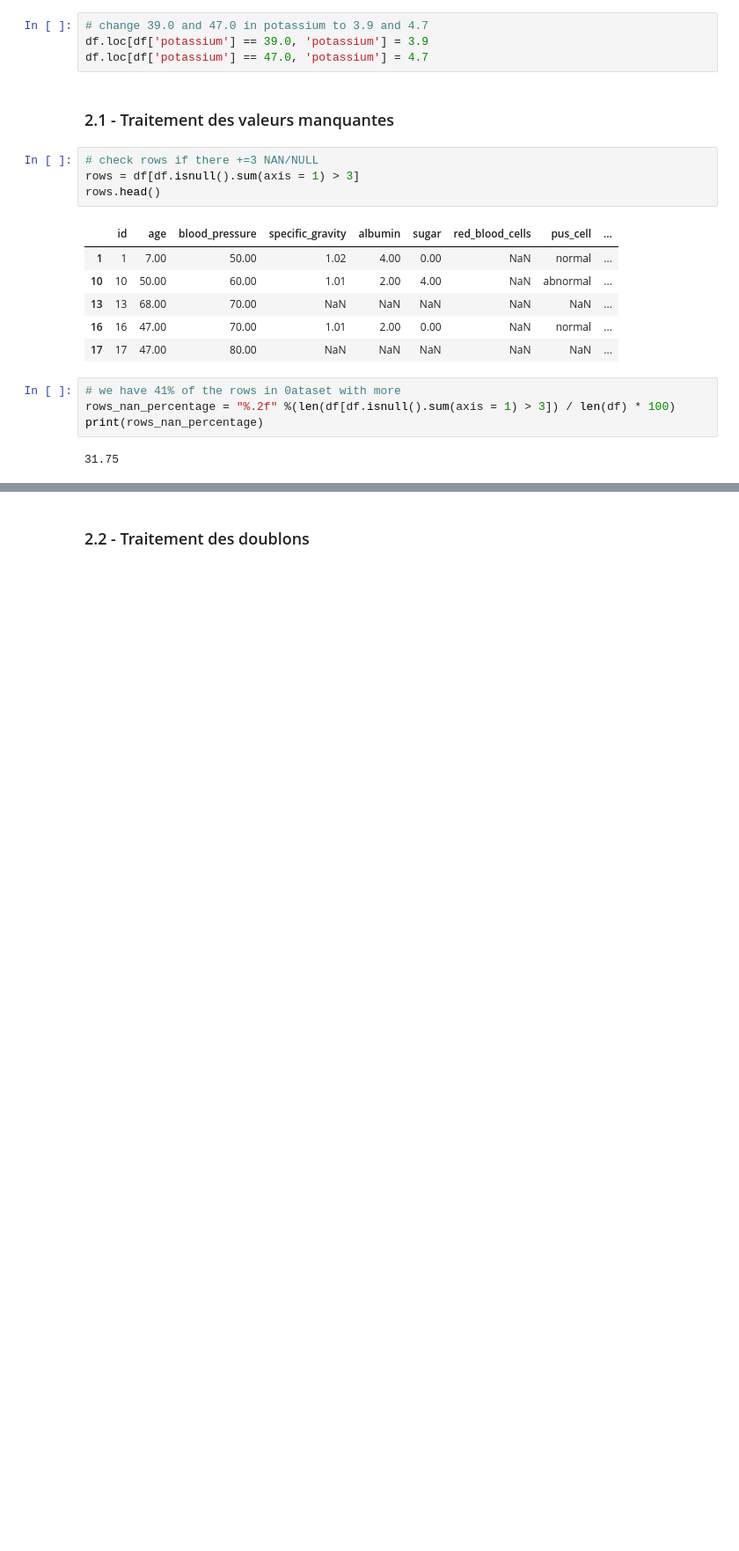
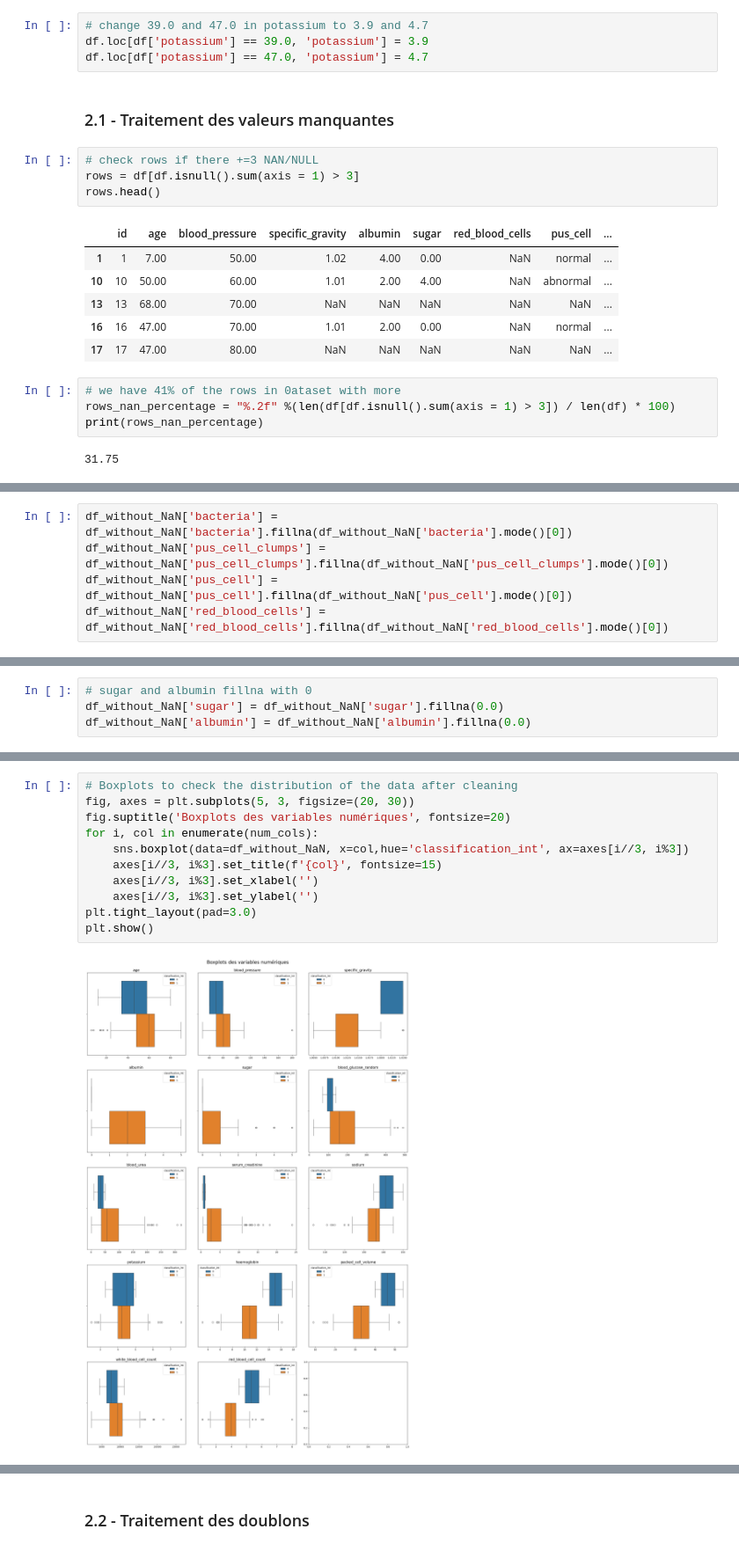
Before and after one commit to Dim2960/semiology_AI, a Jupyter notebook: mrc_folder/dataset.ipynb, the cells around one changed output, grey strips where cells are left out. Shown at 88% size. Saved outputs shown, nothing was run; the diff lists cells and outputs as text; blank space fills up the shorter version.

```diff
--- a/mrc_folder/dataset.ipynb
+++ b/mrc_folder/dataset.ipynb
@@ -449,0 +283,5 @@ dtype: int64
+# %%
+df_without_NaN['bacteria'] = df_without_NaN['bacteria'].fillna(df_without_NaN['bacteria'].mode()[0])
+df_without_NaN['pus_cell_clumps'] = df_without_NaN['pus_cell_clumps'].fillna(df_without_NaN['pus_cell_clumps'].mode()[0])
+df_without_NaN['pus_cell'] = df_without_NaN['pus_cell'].fillna(df_without_NaN['pus_cell'].mode()[0])
+df_without_NaN['red_blood_cells'] = df_without_NaN['red_blood_cells'].fillna(df_without_NaN['red_blood_cells'].mode()[0])
@@ -449,0 +393,4 @@ dtype: int64
+# %%
+# sugar and albumin fillna with 0
+df_without_NaN['sugar'] = df_without_NaN['sugar'].fillna(0.0)
+df_without_NaN['albumin'] = df_without_NaN['albumin'].fillna(0.0)
@@ -449,0 +469,13 @@ dtype: int64
+# %%
+# Boxplots to check the distribution of the data after cleaning
+fig, axes = plt.subplots(5, 3, figsize=(20, 30))
+fig.suptitle('Boxplots des variables numériques', fontsize=20)
+for i, col in enumerate(num_cols):
+    sns.boxplot(data=df_without_NaN, x=col,hue='classification_int', ax=axes[i//3, i%3])
+    axes[i//3, i%3].set_title(f'{col}', fontsize=15)
+    axes[i//3, i%3].set_xlabel('')
+    axes[i//3, i%3].set_ylabel('')
+plt.tight_layout(pad=3.0)
+plt.show()
+# %% [output]
+[figure, added]
```
Also changed, not shown: parts of 46 cells of this notebook.
